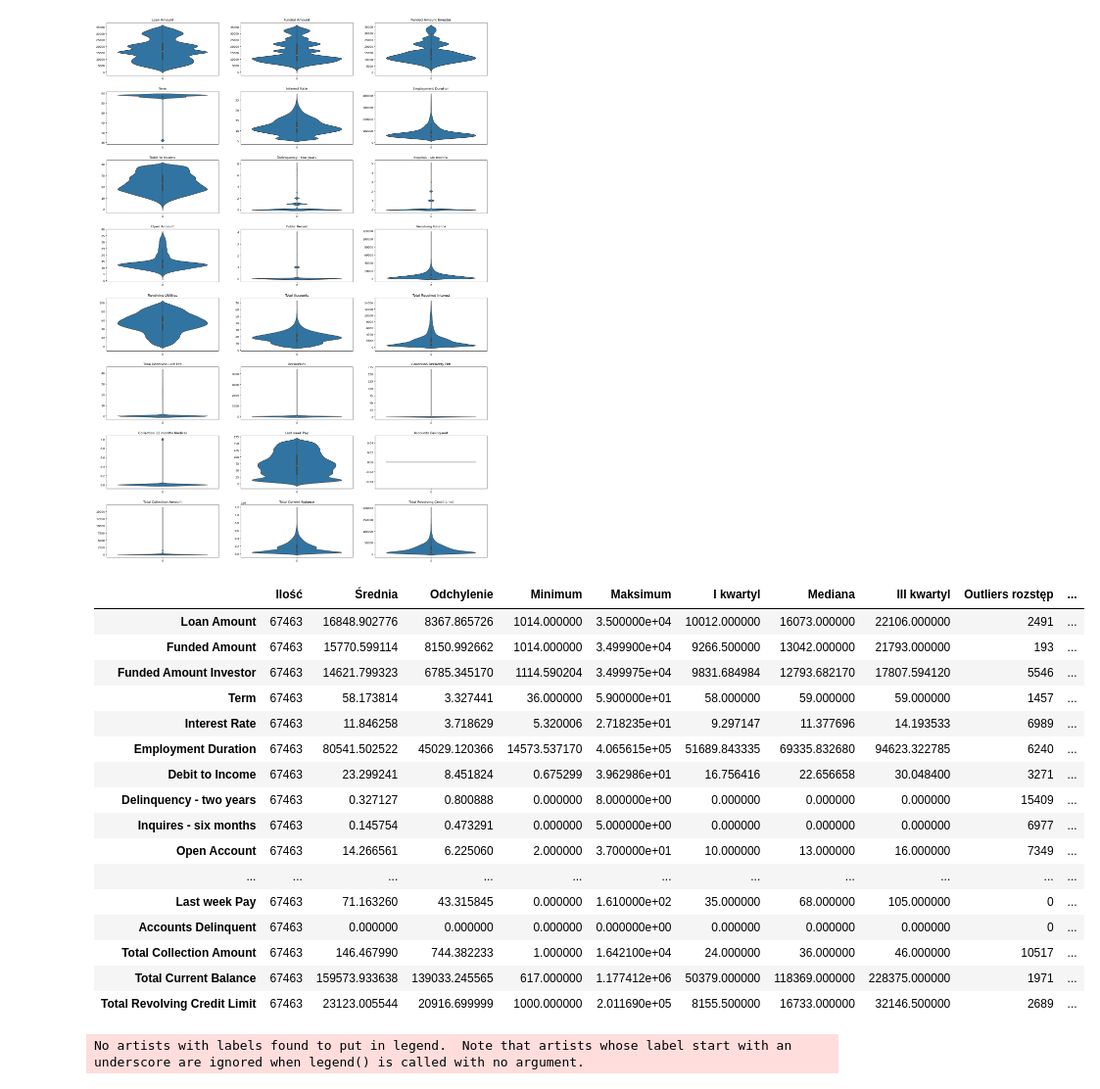
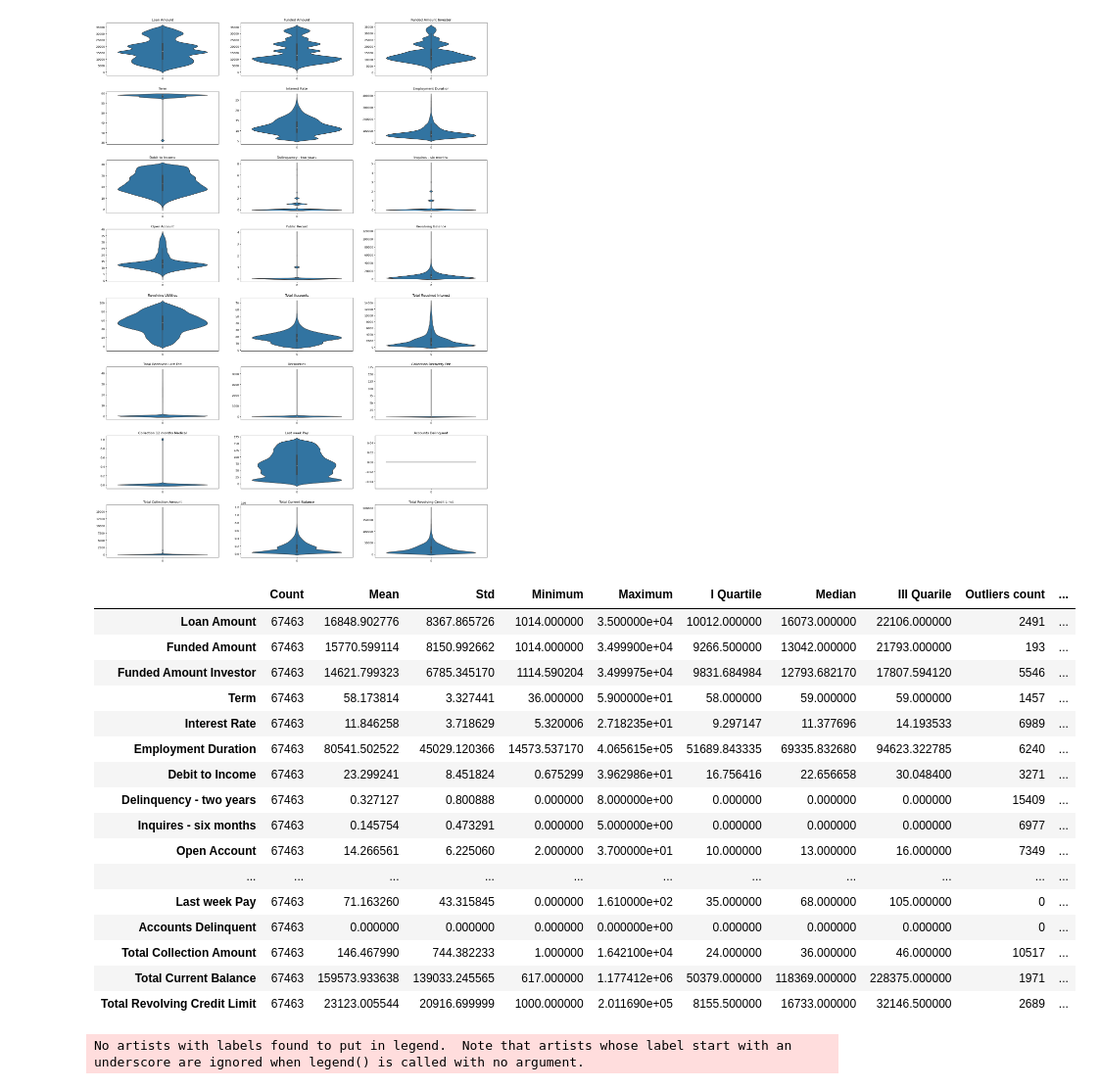
Before and after one commit to devipeer/Loan-Default-Prediction, a Jupyter notebook: DefaultPrediction.ipynb, the cells around one changed output. Shown at 98% size. Cells and saved outputs as stored; diff of their text form; code cells hidden in the pictures.

```diff
--- a/DefaultPrediction.ipynb
+++ b/DefaultPrediction.ipynb
@@ -167,37 +167,38 @@ count = []
 avg = []
 deviation = []
 minimum = []
 maximum = []
 quant1 = []
 median = []
 quant3 = []
 count_out = []
 perc_out = []
 count_out_z = []
 
 for feature in numerical_features:
     indeks.append(feature)
     count.append(train[feature].count())
     avg.append(train[feature].mean())
     deviation.append(train[feature].std())
     median.append(train[feature].median())
     minimum.append(train[feature].min())
     maximum.append(train[feature].max())
     q1 = train[feature].quantile(0.25)
     q3 = train[feature].quantile(0.75)
     iqr = q3 - q1
     quant1.append(q1)
     quant3.append(q3)
     count_out.append(sum(train[feature] > q3 + 1.5*iqr) + sum(train[feature] < q3 - 1.5*iqr))
     perc_out.append((sum(train[feature] > q3 + 1.5*iqr) + sum(train[feature] < q3 - 1.5*iqr)) / train[feature].count())
 
-tabela=pd.DataFrame({'Ilość':count,"Średnia":avg,"Odchylenie":deviation,"Minimum":minimum,"Maksimum":maximum,
-                    "I kwartyl":quant1,"Mediana":median,"III kwartyl":quant3, "Outliers rozstęp":count_out,
-                    "Udział outliersów":perc_out}, index=indeks)
+tabela=pd.DataFrame({'Count':count, "Mean":avg, "Std":deviation, "Minimum":minimum, "Maximum":maximum,
+                    "I Quartile":quant1, "Median":median,"III Quarile":quant3, "Outliers count":count_out,
+                    "Outliers Percent":perc_out}, index=indeks)
 
 tabela
+Delinquency - two years, Inquires - six months, Open Account, Total Accounts, Interest Rate
 # %% [output]
-|  | Ilość | Średnia | Odchylenie | Minimum | Maksimum | I kwartyl | Mediana | III kwartyl | Outliers rozstęp | ... |
+|  | Count | Mean | Std | Minimum | Maximum | I Quartile | Median | III Quarile | Outliers count | ... |
 | Loan Amount | 67463 | 16848.902776 | 8367.865726 | 1014.000000 | 3.500000e+04 | 10012.000000 | 16073.000000 | 22106.000000 | 2491 | ... |
 | Funded Amount | 67463 | 15770.599114 | 8150.992662 | 1014.000000 | 3.499900e+04 | 9266.500000 | 13042.000000 | 21793.000000 | 193 | ... |
 | Funded Amount Investor | 67463 | 14621.799323 | 6785.345170 | 1114.590204 | 3.499975e+04 | 9831.684984 | 12793.682170 | 17807.594120 | 5546 | ... |
```
Also changed, not shown: parts of 16 cells of this notebook.
